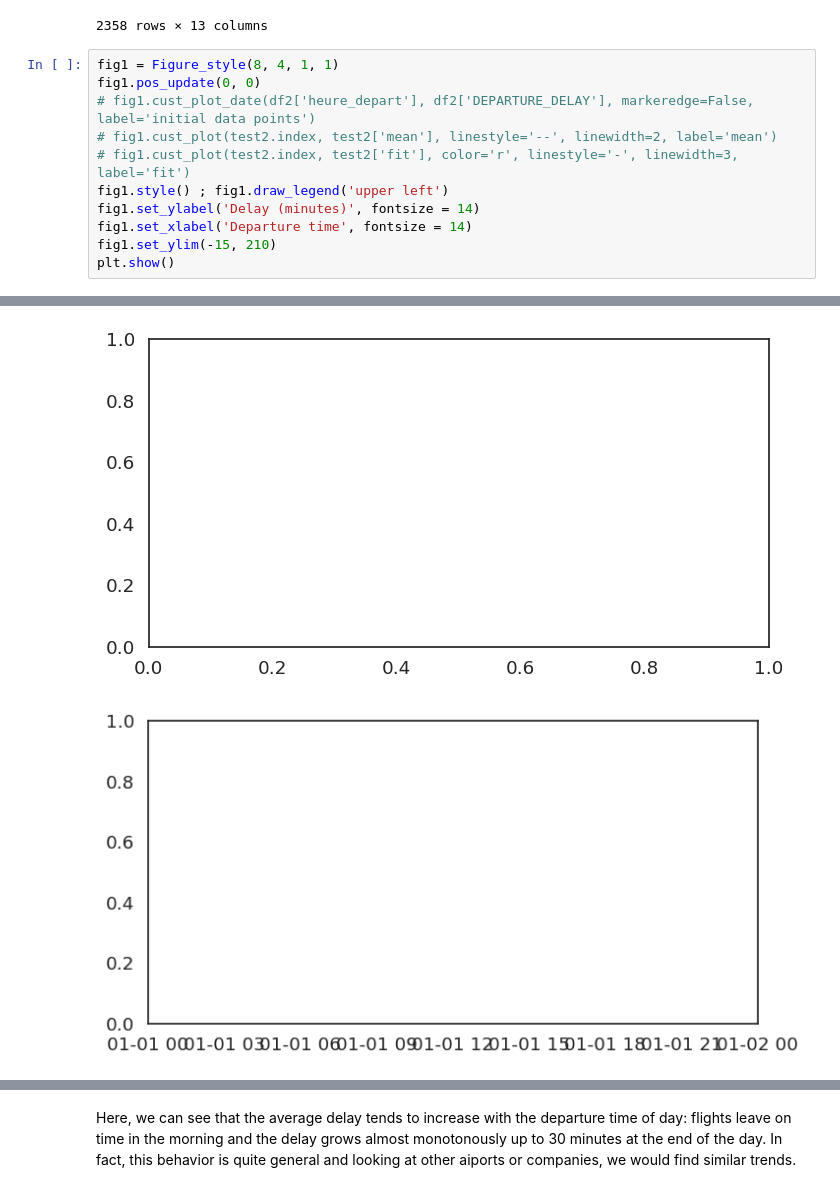
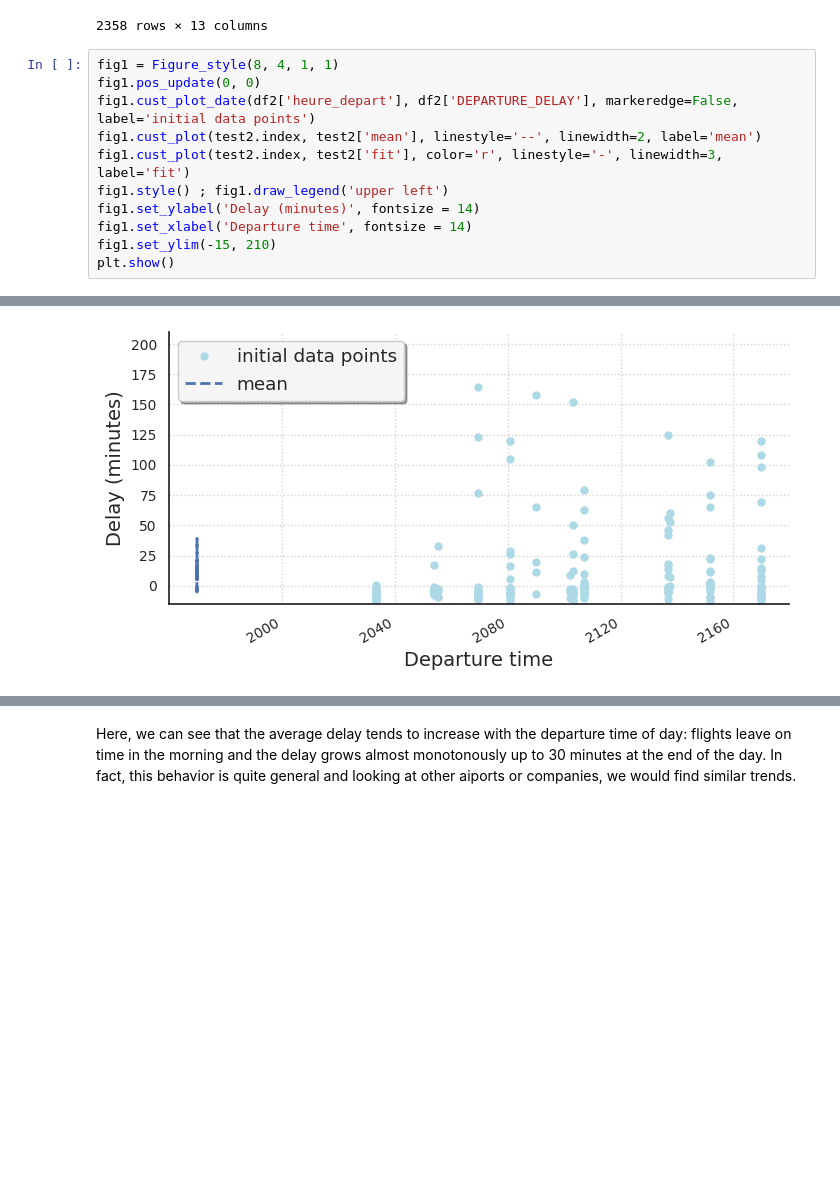
Before and after one commit to arvind-maurya/IIML_Group_Project, a Jupyter notebook: Predicting_flight_delays.ipynb, the cells around one changed output, grey strips where cells are left out. Drawn from its saved outputs; the diff is of its cells as text; blank space fills up the shorter version.

```diff
--- a/Predicting_flight_delays.ipynb
+++ b/Predicting_flight_delays.ipynb
@@ -1215,9 +1210,9 @@ df2
 # %%
 fig1 = Figure_style(8, 4, 1, 1)
 fig1.pos_update(0, 0)
-# fig1.cust_plot_date(df2['heure_depart'], df2['DEPARTURE_DELAY'], markeredge=False, label='initial data points')
-# fig1.cust_plot(test2.index, test2['mean'], linestyle='--', linewidth=2, label='mean')
-# fig1.cust_plot(test2.index, test2['fit'], color='r', linestyle='-', linewidth=3, label='fit')
+fig1.cust_plot_date(df2['heure_depart'], df2['DEPARTURE_DELAY'], markeredge=False, label='initial data points')
+fig1.cust_plot(test2.index, test2['mean'], linestyle='--', linewidth=2, label='mean')
+fig1.cust_plot(test2.index, test2['fit'], color='r', linestyle='-', linewidth=3, label='fit')
 fig1.style() ; fig1.draw_legend('upper left')
 fig1.set_ylabel('Delay (minutes)', fontsize = 14)
 fig1.set_xlabel('Departure time', fontsize = 14)
@@ -1228,2 +1222 @@ WARNING:matplotlib.legend:No artists with labels found to put in legend.  Note t
-[figure, old version]
+[figure, new version]
-[figure, removed]
```
Also changed, not shown: parts of 19 cells of this notebook.
